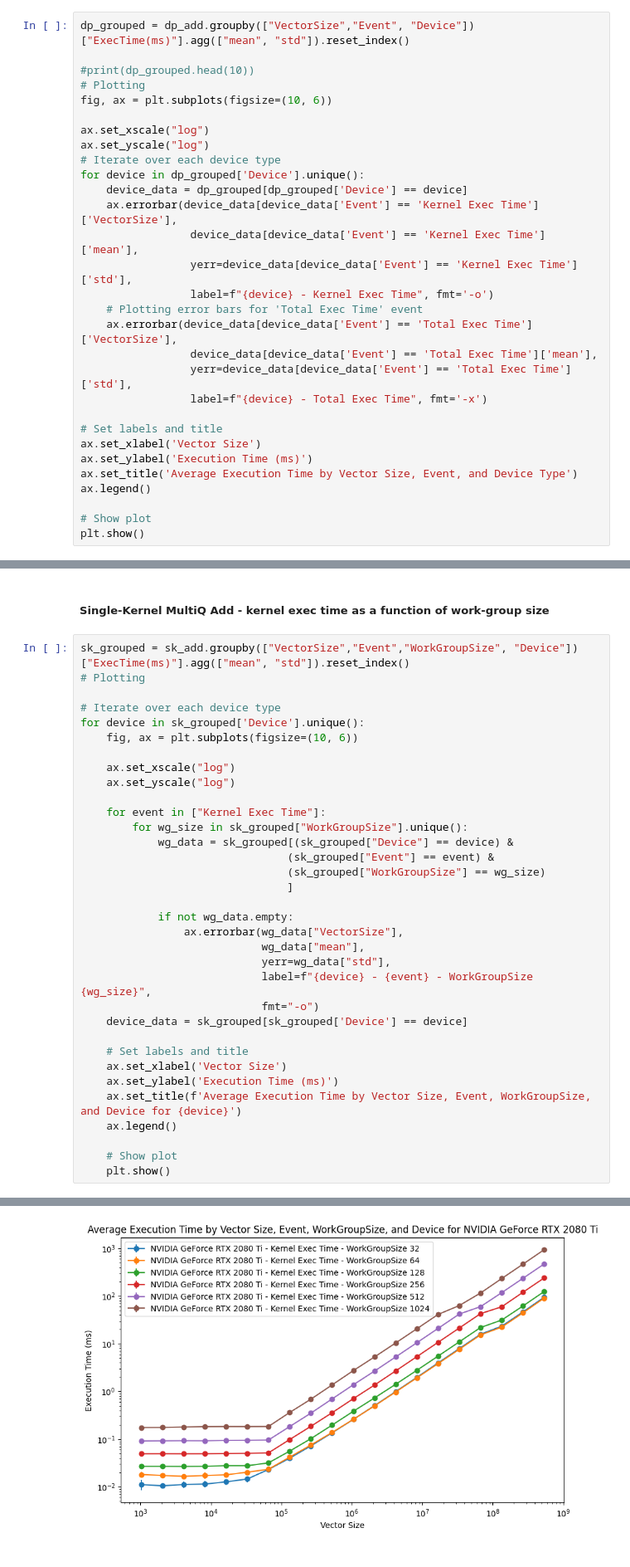
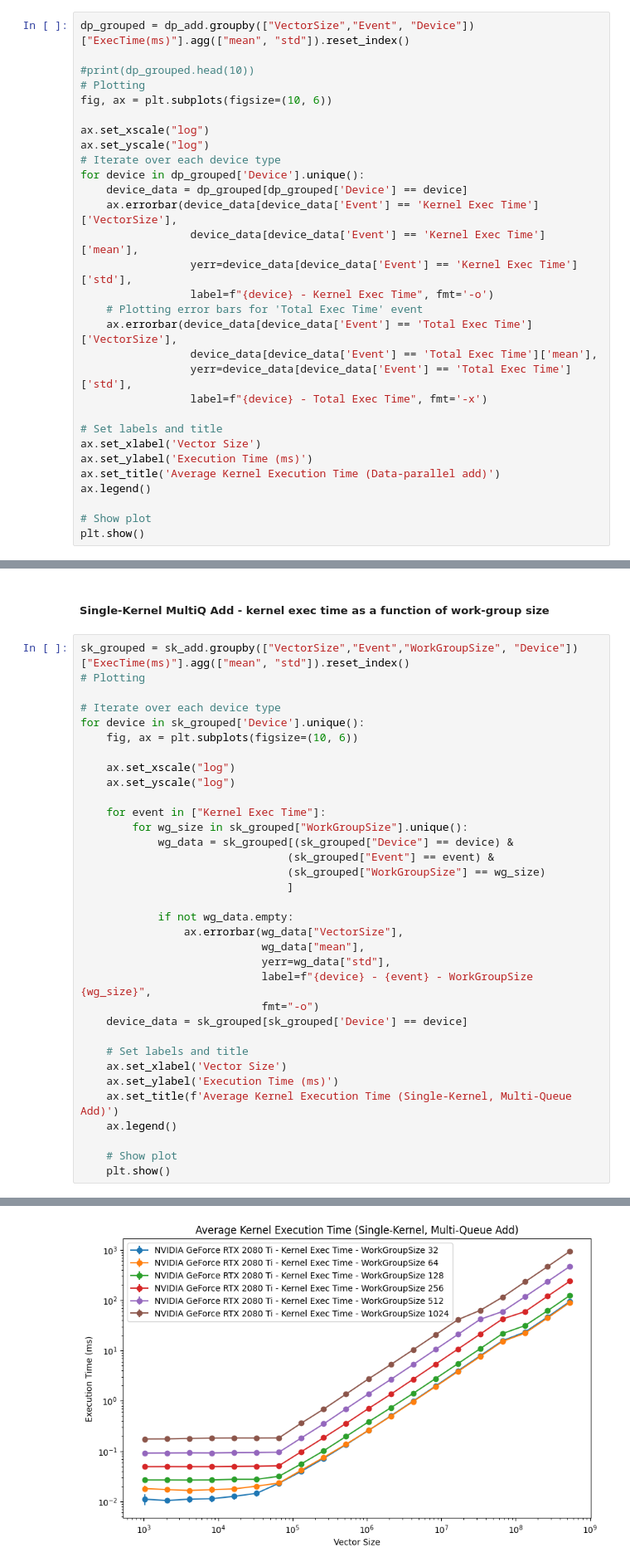
Before and after one commit to MichaelBo1/Fine-Grained-Parallelism-SYCL, a Jupyter notebook: sycl-port/vector-add/timing_analysis.ipynb, the cells around one changed output, grey strips where cells are left out. Shown at 83% size. Saved outputs shown, nothing was run; the diff lists cells and outputs as text.

Commit message:
Kernel exec for single queue add

```diff
--- a/sycl-port/vector-add/timing_analysis.ipynb
+++ b/sycl-port/vector-add/timing_analysis.ipynb
@@ -57,7 +38,7 @@ for device in dp_grouped['Device'].unique():
 # Set labels and title
 ax.set_xlabel('Vector Size')
 ax.set_ylabel('Execution Time (ms)')
-ax.set_title('Average Execution Time by Vector Size, Event, and Device Type')
+ax.set_title('Average Kernel Execution Time (Data-parallel add)')
 ax.legend()
 
 # Show plot
@@ -95,7 +76,7 @@ for device in sk_grouped['Device'].unique():
     # Set labels and title
     ax.set_xlabel('Vector Size')
     ax.set_ylabel('Execution Time (ms)')
-    ax.set_title(f'Average Execution Time by Vector Size, Event, WorkGroupSize, and Device for {device}')
+    ax.set_title(f'Average Kernel Execution Time (Single-Kernel, Multi-Queue Add)')
     ax.legend()
 
     # Show plot
@@ -105 +86 @@ for device in sk_grouped['Device'].unique():
-[figure, old version]
+[figure, new version]
```
Also changed, not shown: parts of 4 cells of this notebook, 3 other files.
